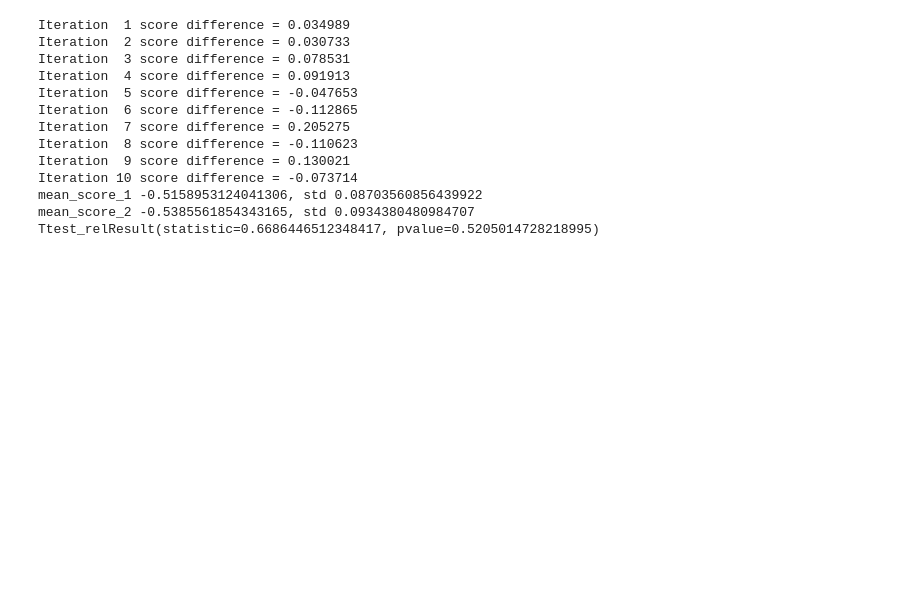
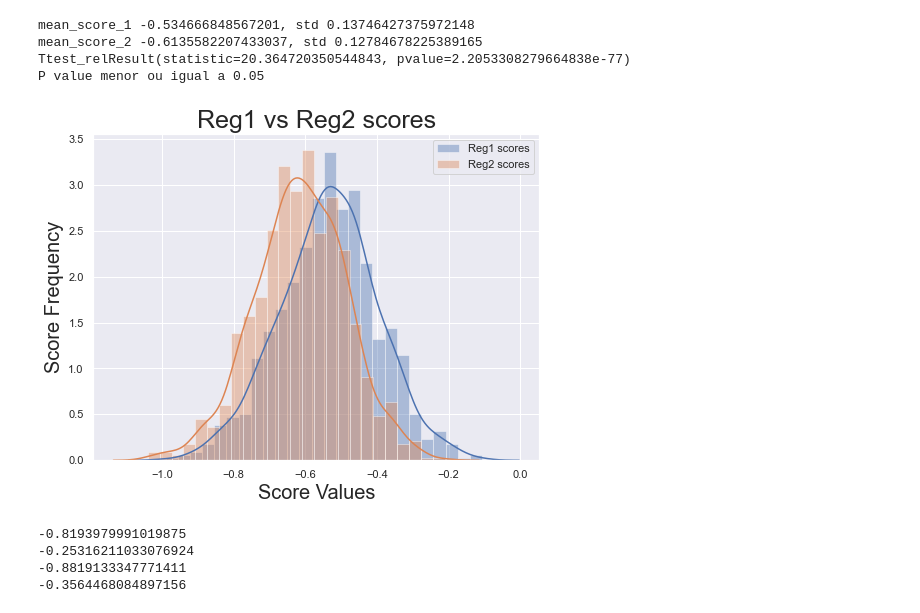
Before and after one commit to RenanDidier/protein-solubility-prediction, a Jupyter notebook: src/sol-compare-ml-models.ipynb, the cells around one changed output. Saved outputs shown, nothing was run; the diff lists cells and outputs as text; code cells hidden in the pictures; blank space fills up the shorter version.

```diff
--- a/src/sol-compare-ml-models.ipynb
+++ b/src/sol-compare-ml-models.ipynb
@@ -110,22 +128,27 @@ Ttest_relResult(statistic=0.6686446512348456, pvalue=0.5205014728218971)
 # %%
-compare_models(
+reg1_scores, reg2_scores = compare_models(
     reg1=load_model('svr'),
     reg2=load_model('xgboost'),
     X=x_test.copy(),
     y=y_test.copy(),
-    metric="adj_r2"
+    metric="adj_r2",
+    random_state_list = random_state_list
 )
+
+plot_score_dist(reg1_scores, reg2_scores)
 # %% [output]
-Iteration  1 score difference = 0.034989
-Iteration  2 score difference = 0.030733
-Iteration  3 score difference = 0.078531
-Iteration  4 score difference = 0.091913
-Iteration  5 score difference = -0.047653
-Iteration  6 score difference = -0.112865
-Iteration  7 score difference = 0.205275
-Iteration  8 score difference = -0.110623
-Iteration  9 score difference = 0.130021
-Iteration 10 score difference = -0.073714
-mean_score_1 -0.5158953124041306, std 0.08703560856439922
-mean_score_2 -0.5385561854343165, std 0.0934380480984707
-Ttest_relResult(statistic=0.6686446512348417, pvalue=0.5205014728218995)
+mean_score_1 -0.534666848567201, std 0.13746427375972148
+mean_score_2 -0.6135582207433037, std 0.12784678225389165
+Ttest_relResult(statistic=20.364720350544843, pvalue=2.2053308279664838e-77)
+P value menor ou igual a 0.05
+[figure, added]
+# %%
+compare_confidence_intervals(
+    reg1_scores, reg2_scores,
+    lower=2.5, upper=97.7
+)
+# %% [output]
+-0.8193979991019875
+-0.25316211033076924
+-0.8819133347771411
+-0.3564468084897156
```
Also changed, not shown: parts of 11 cells of this notebook, 1 other file.
